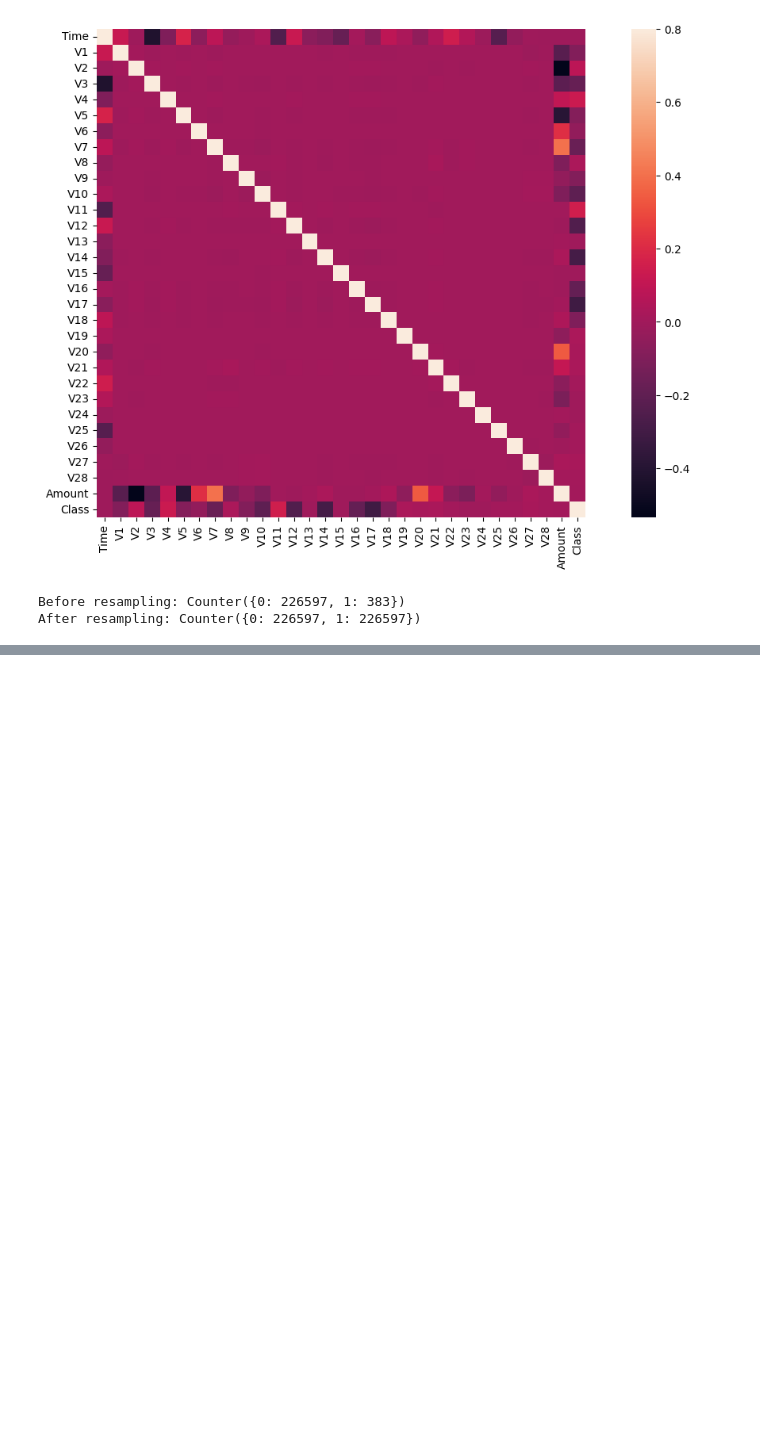
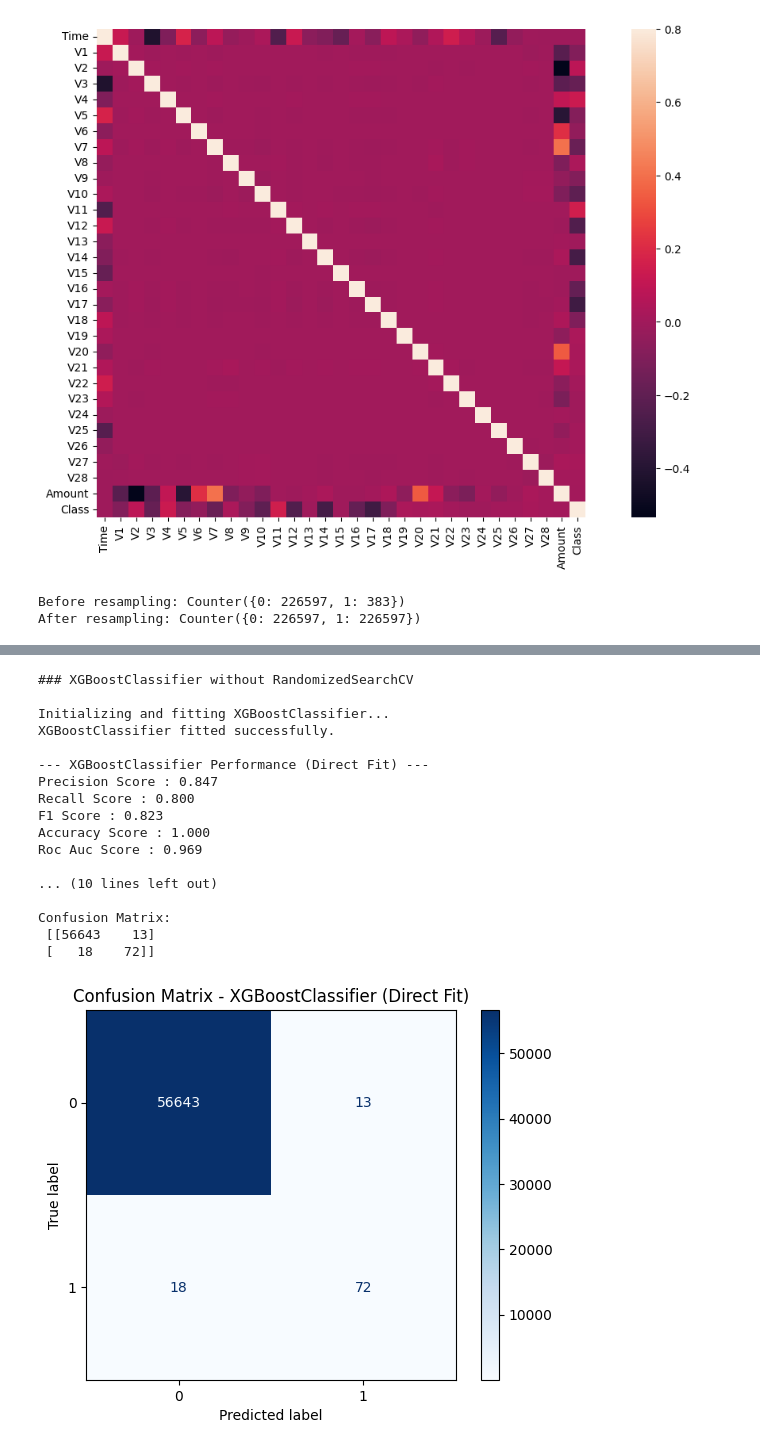
Before and after one commit to aswin-ar3669/MLA-Python-Learning, a Jupyter notebook: RA2512049015006_MLT_CT_Praticals_2.ipynb, the cells around one changed output, grey strips where cells are left out. Saved outputs shown, nothing was run; the diff lists cells and outputs as text; code cells hidden in the pictures; blank space fills up the shorter version.

```diff
--- a/RA2512049015006_MLT_CT_Praticals_2.ipynb
+++ b/RA2512049015006_MLT_CT_Praticals_2.ipynb
@@ -338,31 +425,62 @@ xgb_model.fit(x_resampled, y_resampled)
 print("XGBoostClassifier fitted successfully.")
 
 # 3. Use the fitted model to make predictions on X_test
 y_pred_xgb = xgb_model.predict(X_test)
 
 # 4. Use the fitted model to predict probabilities for the positive class on X_test
 y_probs_xgb = xgb_model.predict_proba(X_test)[:, 1]
 
 # 5. Calculate precision, recall, F1-score, and ROC AUC score
 precision_xgb = precision_score(y_test, y_pred_xgb)
 recall_xgb = recall_score(y_test, y_pred_xgb)
 f1_xgb = f1_score(y_test, y_pred_xgb)
 roc_auc_xgb = roc_auc_score(y_test, y_probs_xgb)
+accuracy_xgb = accuracy_score(y_test, y_pred_rfc)
 
 # 6. Print the calculated metrics and classification report
 print("\n--- XGBoostClassifier Performance (Direct Fit) ---")
 print(f"Precision Score : {precision_xgb:.3f}")
 print(f"Recall Score : {recall_xgb:.3f}")
 print(f"F1 Score : {f1_xgb:.3f}")
+print(f"Accuracy Score : {accuracy_xgb:.3f}")
 print(f"Roc Auc Score : {roc_auc_xgb:.3f}")
 print("\nClassification Report:\n", classification_report(y_test, y_pred_xgb))
+
+
+print("\nPerforming Cross-Validation for XGBoost Classifier...")
+
+cv_scores_xgb = cross_val_score(xgb_model, x_resampled, y_resampled, cv=3, scoring='f1', n_jobs=1)
+
+print(f"\n✅ Cross-Validation F1 Scores (XGBoost): {cv_scores_xgb}")
+print(f"✅ Mean CV F1 Score (XGBoost): {cv_scores_xgb.mean():.3f}")
+print(f"✅ Standard Deviation of CV F1 Score (XGBoost): {cv_scores_xgb.std():.3f}")
+
 
 # 7. Generate and display the confusion matrix
 cm_xgb = confusion_matrix(y_test, y_pred_xgb)
 print("\nConfusion Matrix:\n", cm_xgb)
 
 disp = ConfusionMatrixDisplay(confusion_matrix=cm_xgb, display_labels=[0, 1])
 disp.plot(cmap='Blues')
 plt.title("Confusion Matrix - XGBoostClassifier (Direct Fit)")
 plt.show()
+# %% [output]
+### XGBoostClassifier without RandomizedSearchCV
+
+Initializing and fitting XGBoostClassifier...
+XGBoostClassifier fitted successfully.
+
+--- XGBoostClassifier Performance (Direct Fit) ---
+Precision Score : 0.847
+Recall Score : 0.800
+F1 Score : 0.823
+Accuracy Score : 1.000
+Roc Auc Score : 0.969
+
+... (10 lines left out)
+
+Confusion Matrix:
+ [[56643    13]
+ [   18    72]]
+[figure, added]
 # %%
```
Also changed, not shown: parts of 7 cells of this notebook.
